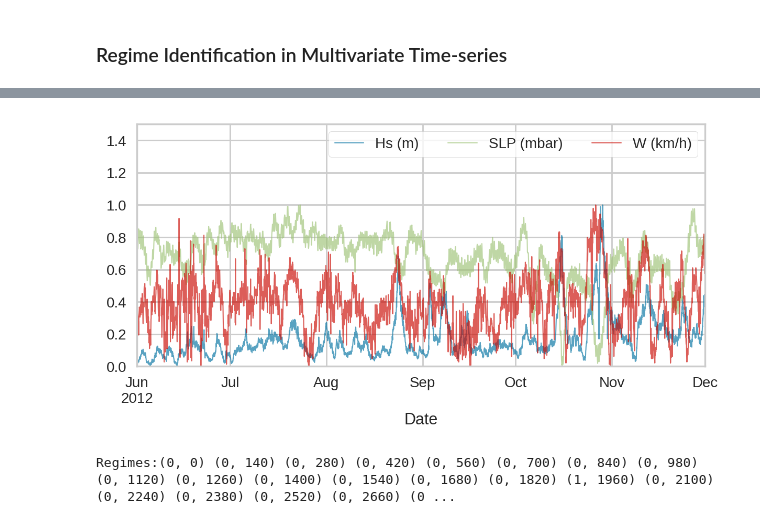
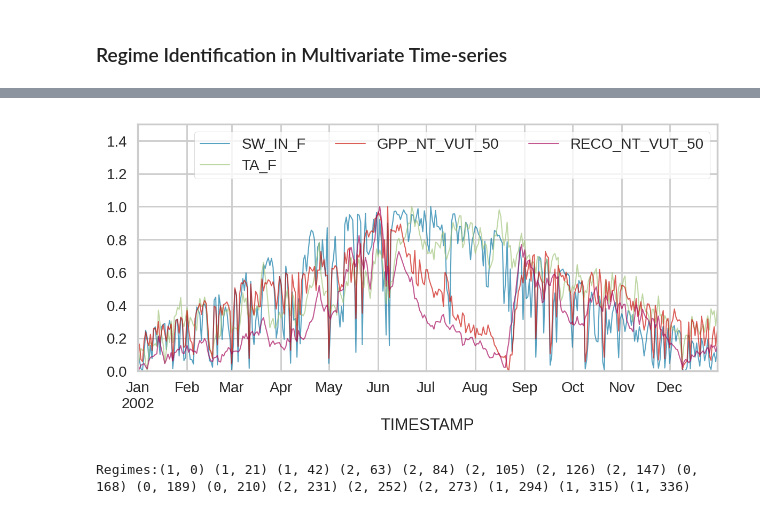
Before and after one commit to wasimahmadpk/RegimeIdentification, a Jupyter notebook: src/regimes_identification.ipynb, the cells around one changed output, grey strips where cells are left out. Cells and saved outputs as stored; diff of their text form; code cells hidden in the pictures.

```diff
--- a/src/regimes_identification.ipynb
+++ b/src/regimes_identification.ipynb
@@ -33,9 +75,27 @@ def trim_time_and_format(date_string):
     return datetime_object #.strftime("%Y %b")
+# %%
+# Load data
+file_path = r"/home/ahmad/Projects/gCause/datasets/fluxnet2015/FLX_FR-Pue_FLUXNET2015_SUBSET_2000-2014_2-4/FLX_FR-Pue_FLUXNET2015_SUBSET_DD_2000-2014_2-4.csv"  # Replace with the actual file path
+# file_path = r'../datasets/synthetic_datac.csv'
+data = regimes.read_file(file_path)
+start_date = '01-Jan-2002'
+end_date ='31-Dec-2002'
+col_list = ['TIMESTAMP', 'SW_IN_F', 'TA_F', 'GPP_NT_VUT_50', 'RECO_NT_VUT_50']
+# Convert the 'date' column to datetime objects
+data['TIMESTAMP'] = data['TIMESTAMP'].apply(convert_timestamp)
+
+data['TIMESTAMP'] = pd.to_datetime(data['TIMESTAMP'])
+data = data[(data['TIMESTAMP'] >= start_date) & (data['TIMESTAMP'] <= end_date)][col_list]
+
+# # # -------------- FLUXNET2015-----------------------
+# offset = 365
+# start, end = 2*offset , 3*offset
+
+# df = {'R$_g$': rg[start: end], 'T$_{air}$': temp[start: end], 'GPP': gpp[start: end], 'R$_{eco}$': reco[start: end]}   #
+# data = pd.DataFrame(df, columns=['R$_g$', 'T$_{air}$', 'GPP', 'R$_{eco}$'])  #, 'GPP', 'R$_{eco}$'
+# # -------------------------------------------------
 # %%
-# Load data
-file_path = r'../datasets/ecg/ECG200.txt'  # Replace with the actual file path
-data = read_file(file_path)
 if len(data.columns)==1:
     data = regimes.shift_and_fill_mean(data, 3)
-data.head()
+data
 # %% [output]
@@ -48,6 +115,6 @@ data.head()
 # %%
-# Apply the function to the entire column
-time_column_exist, col_name = regimes.find_time_related_columns(data)
-print(time_column_exist, col_name)
-if time_column_exist:
-    data['Date'] = data['Date'].apply(trim_time_and_format)
+# # Apply the function to the entire column
+# time_column_exist, col_name = regimes.find_time_related_columns(data)
+# print(time_column_exist, col_name)
+# if time_column_exist:
+#     data['Date'] = data['Date'].apply(trim_time_and_format)
@@ -60,4 +121,4 @@ Timestamp('2012-09-01 14:00:00')
 # %%
-data.set_index('Date', inplace=True)
+data.set_index('TIMESTAMP', inplace=True)
 data.head()
 # %% [output]
@@ -132,39 +186,39 @@ data = data.apply(normalize)
 # %%
 # toplot = [ 'rain', 'snow_load', 'pressure_outside','gw_mb', 'gw_sg', 'gw_west', 'strain_ns_corrected']
 # toplot = ['gw_mb', 'gw_sg', 'temperature_outside', 'strain_ew_corrected', 'strain_ns_corrected']
-toplot = ['Z1', 'Z2','Z3']
+toplot = ['Z1', 'Z2','Z5']
 toplot = columns
 
 for i in toplot:
     data[i].plot(use_index=True, figsize=(7, 3), linewidth=0.75, alpha=0.66)
     plt.legend(toplot, frameon=True, ncol=3)
 
 plt.ylim(0, 1.5)
 # plt.gcf().autofmt_xdate()
 # plt.legend(['Temperature', 'Ground Water', 'Strain_EW', 'Strain_NS'])
 # plt.legend(['$Z_{1}$', '$Z_{2}$', '$Z_{3}$'])
 # plt.savefig("synreg25Apr.png")
 plt.show()
 # %% [output]
-[figure, old version]
+[figure, new version]
 # %%
 # Desired number of clusters. Set k=None to let the algorithm aumotically find opitmal k.
-k = 2        # k=None
+k = 3      # k=None
 
 # Sliding window size
-winsize = 140 # 155
+winsize = 21 # 155
 
 # distance metrics
 metricE = 'Euclidean'
 metricR = 'Riemannian'
 
 # Specify reduced dimension size, default is dim='full' for no dimension reduction.
-dim = 'fULl'
+dim = 'full'
 
 # Retrieve regimes with their corresponding indices
-clusters, cluster_idx, *_ = regimes.get_regimes(data, winsize, metricE, k, dim)
+clusters, cluster_idx, *_ = regimes.get_regimes(data, winsize, metricR, k, dim)
 # %% [output]
-Regimes:(0, 0) (0, 140) (0, 280) (0, 420) (0, 560) (0, 700) (0, 840) (0, 980) (0, 1120) (0, 1260) (0, 1400) (0, 1540) (0, 1680) (0, 1820) (1, 1960) (0, 2100) (0, 2240) (0, 2380) (0, 2520) (0, 2660) (0 ...
+Regimes:(1, 0) (1, 21) (1, 42) (2, 63) (2, 84) (2, 105) (2, 126) (2, 147) (0, 168) (0, 189) (0, 210) (2, 231) (2, 252) (2, 273) (1, 294) (1, 315) (1, 336)
 # %%
 clusters_extended = []
 
```
Also changed, not shown: parts of 18 cells of this notebook, 1 other file.
